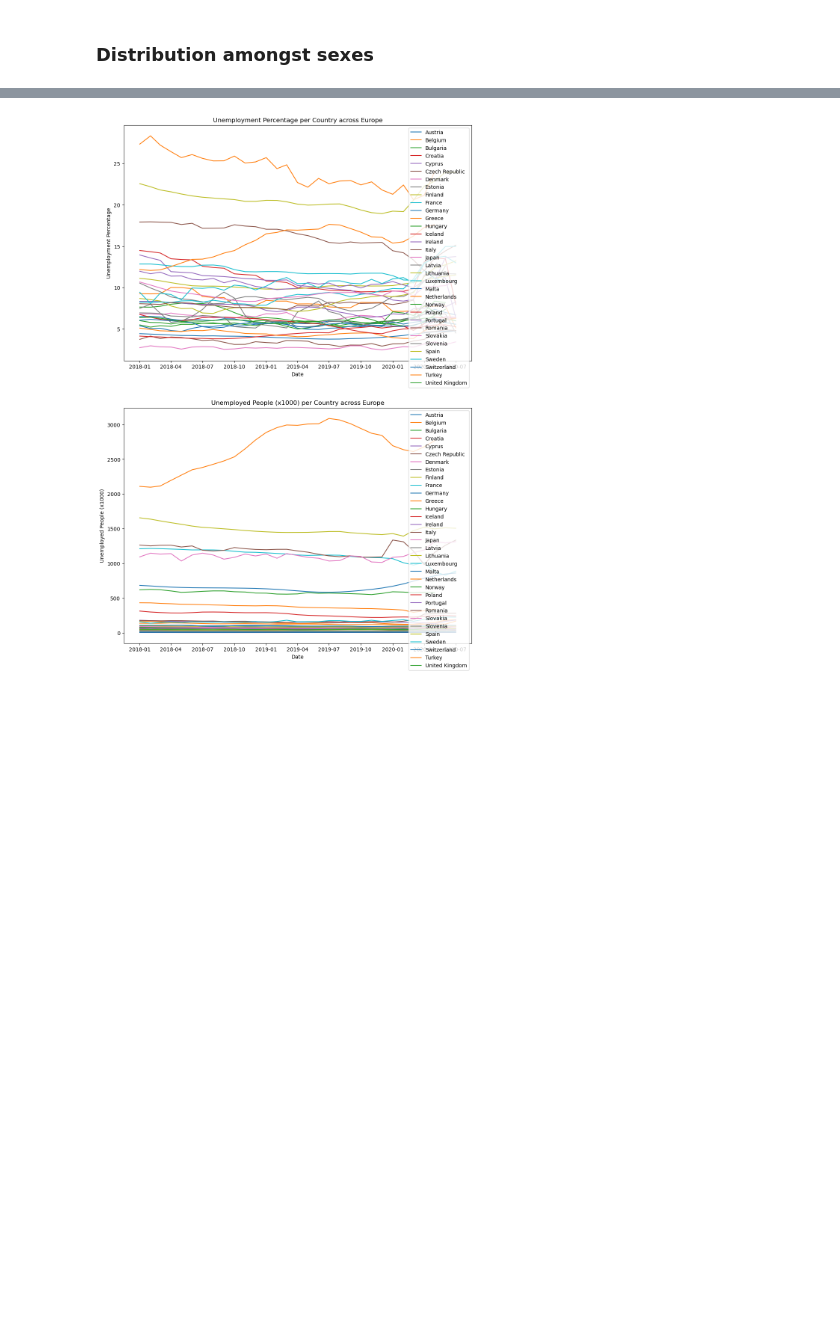
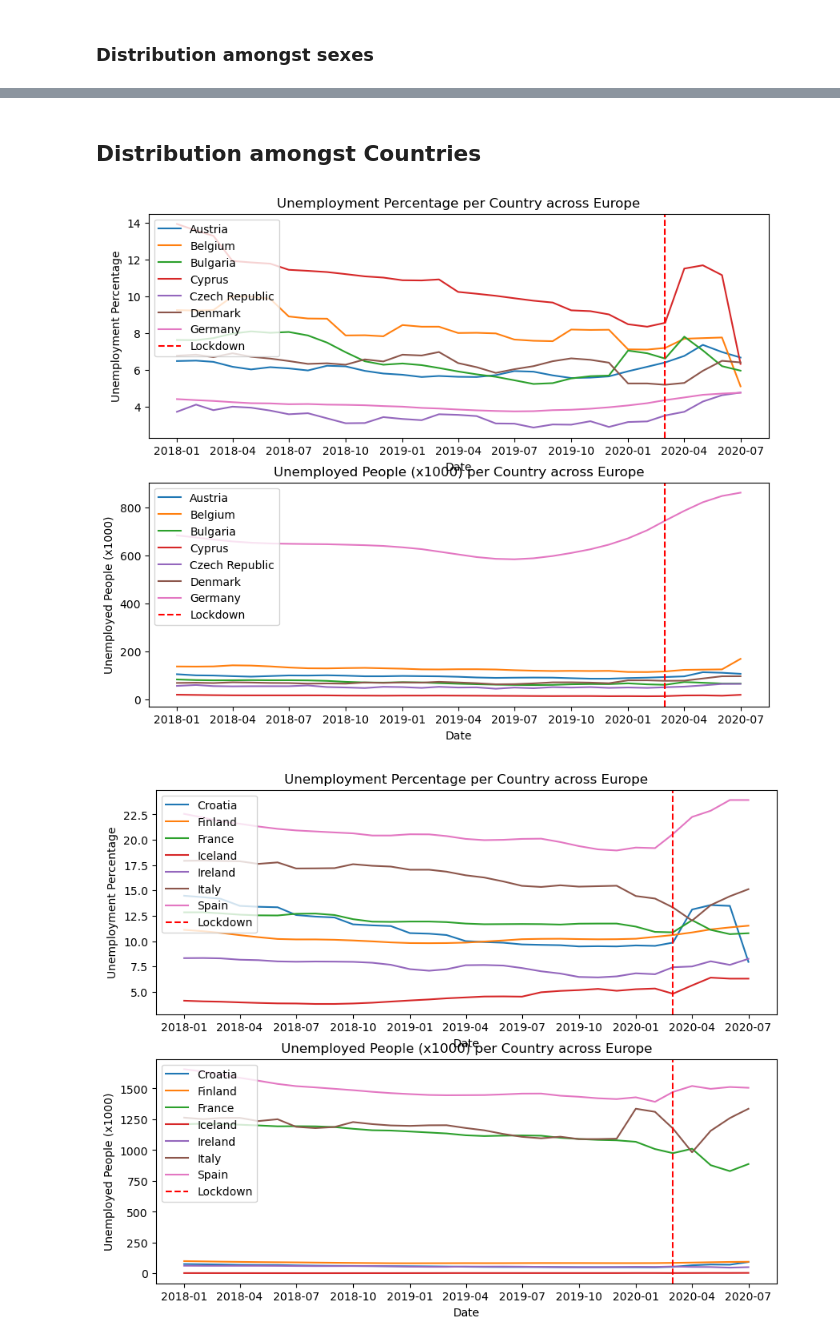
Before and after one commit to epfl-ada/ada-2023-project-bobeast, a Jupyter notebook: Task 4.ipynb, the cells around one changed output, grey strips where cells are left out. Cells and saved outputs as stored; diff of their text form; code cells hidden in the pictures; blank space fills up the shorter version.

```diff
--- a/Task 4.ipynb
+++ b/Task 4.ipynb
@@ -83,4 +89,13 @@ unemployment_across_groups(dfts,'sex',(14,10))
-# %%
-unemployment_across_groups(dfts,'Country')
-# %% [output]
-[figure, removed]
+# %% [markdown]
+## Distribution amongst Countries
+# %%
+splits=np.split((dfts['Country'].unique())[:-3],4)
+splits.append(dfts['Country'].unique()[-3:])
+dfs_country=[dfts[dfts['Country'].isin(s)] for s in splits]
+res_country=[]
+for df_country in dfs_country:
+    r_group=unemployment_across_groups(df_country,'Country',size=(10,8))
+    res_country.append(r_group)
+# %% [output]
+[figure, added]
+[figure, added]
```
Also changed, not shown: parts of 9 cells of this notebook, 1 other file.
